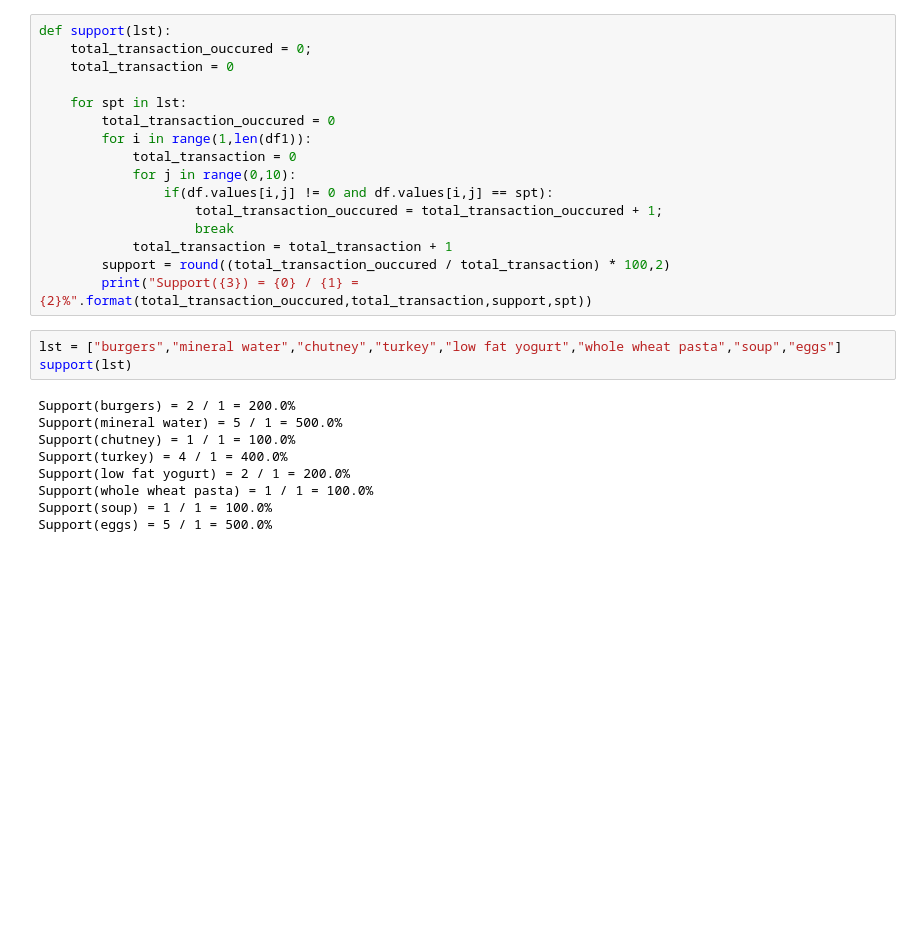
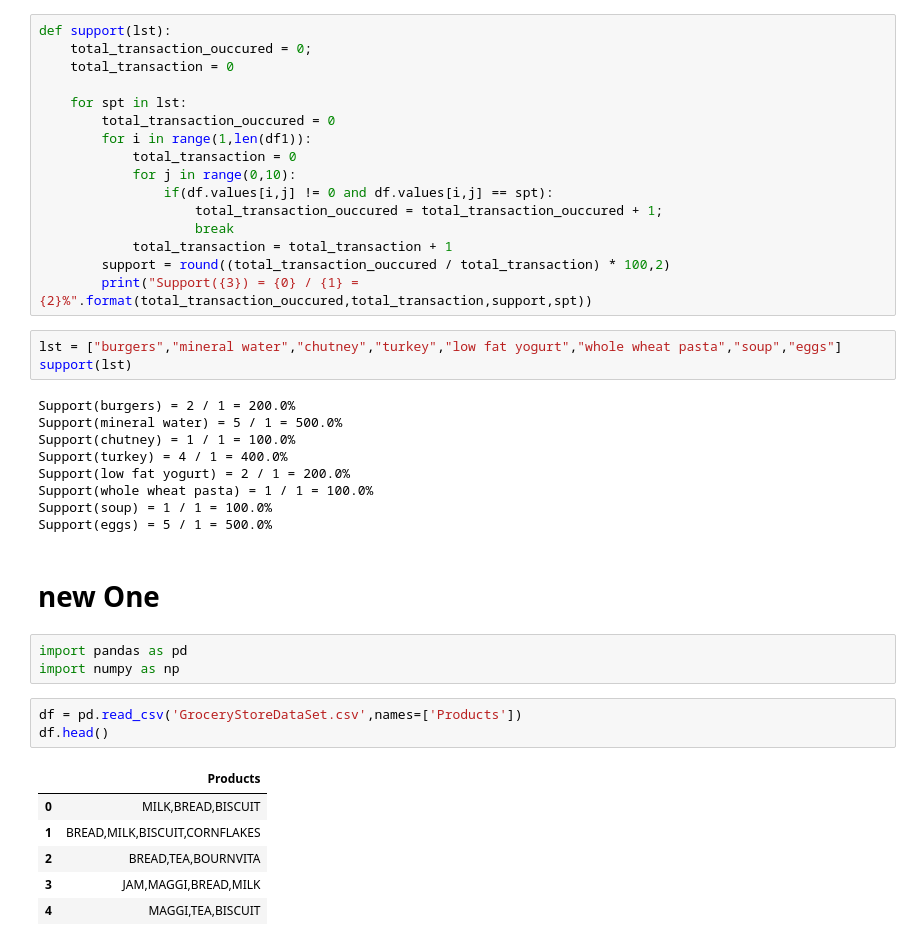
Before and after one commit to ravaldipak/ML, a Jupyter notebook: ML/APriori Algorithm/APriori Algorithm.ipynb, the cells around one changed output. Drawn from its saved outputs; the diff is of its cells as text; blank space fills up the shorter version.

```diff
--- a/ML/APriori Algorithm/APriori Algorithm.ipynb
+++ b/ML/APriori Algorithm/APriori Algorithm.ipynb
@@ -350,3 +350,18 @@ Support(low fat yogurt) = 2 / 1 = 200.0%
 Support(whole wheat pasta) = 1 / 1 = 100.0%
 Support(soup) = 1 / 1 = 100.0%
 Support(eggs) = 5 / 1 = 500.0%
+# %% [markdown]
+# new One
+# %%
+import pandas as pd
+import numpy as np
+# %%
+df = pd.read_csv('GroceryStoreDataSet.csv',names=['Products'])
+df.head()
+# %% [output]
+|  | Products |
+| 0 | MILK,BREAD,BISCUIT |
+| 1 | BREAD,MILK,BISCUIT,CORNFLAKES |
+| 2 | BREAD,TEA,BOURNVITA |
+| 3 | JAM,MAGGI,BREAD,MILK |
+| 4 | MAGGI,TEA,BISCUIT |
```
Also changed, not shown: parts of 1 cell of this notebook, 8 other files.
